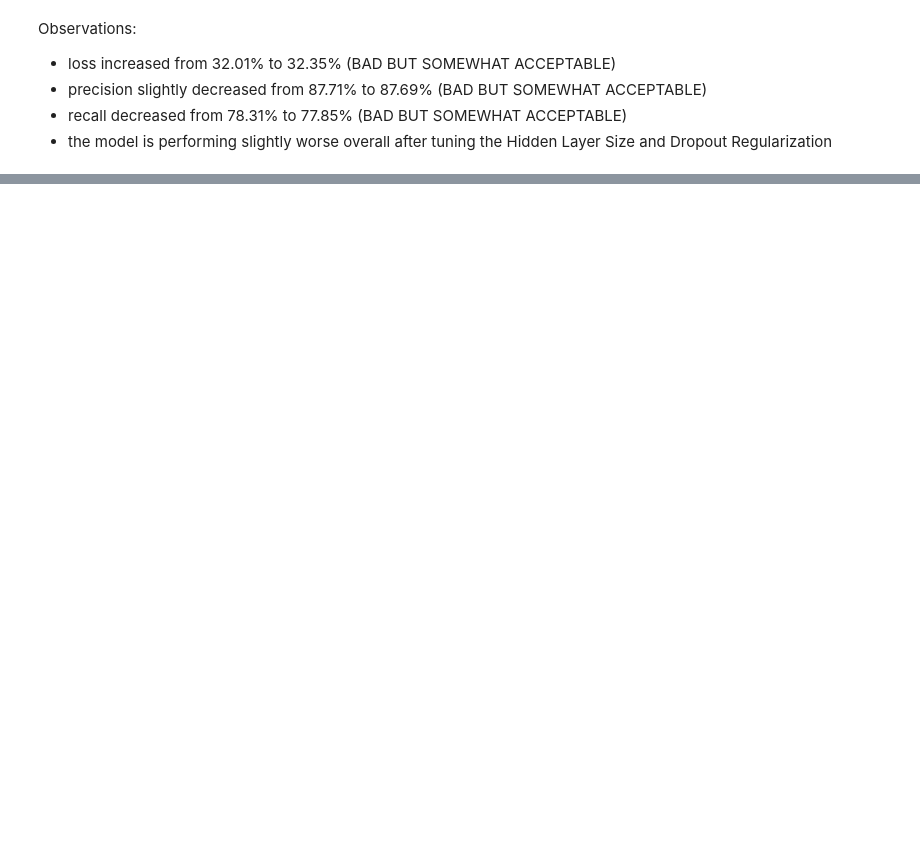
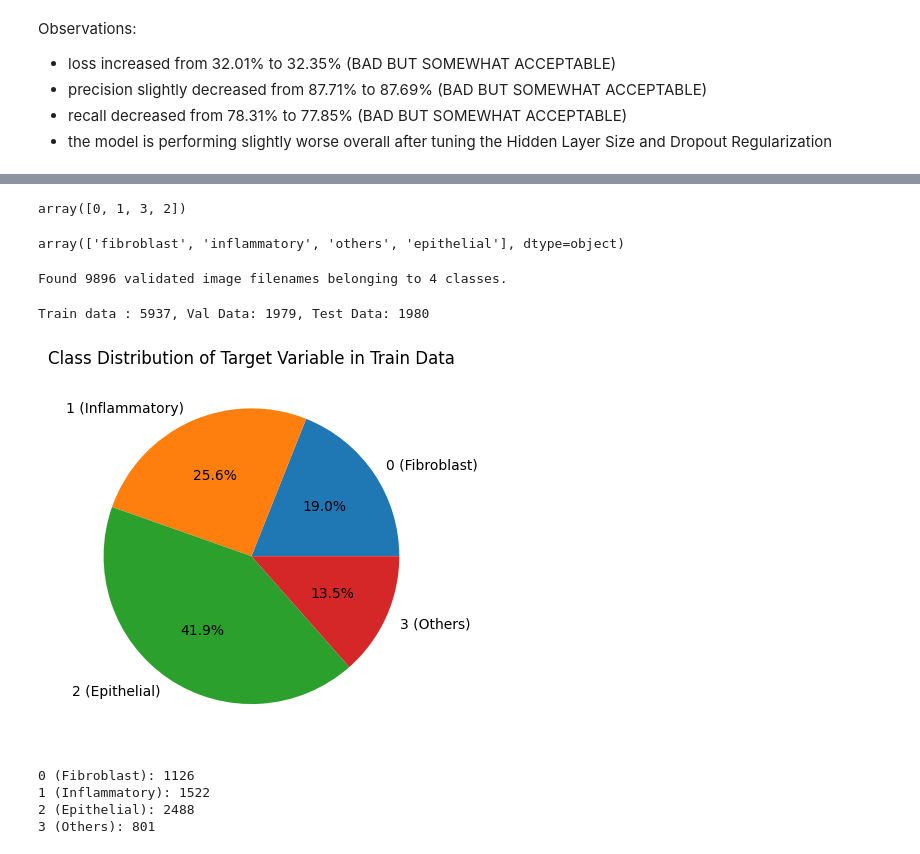
Before and after one commit to IbrahimAshhab/ML-A2-Colon-Cancer, a Jupyter notebook: s3953973_s4007880.ipynb, the cells around one changed output, grey strips where cells are left out. Saved outputs shown, nothing was run; the diff lists cells and outputs as text; code cells hidden in the pictures; blank space fills up the shorter version.

```diff
--- a/s3953973_s4007880.ipynb
+++ b/s3953973_s4007880.ipynb
@@ -619,0 +764,62 @@ Observations:
+# %%
+data['cellType'].unique()
+# %% [output]
+array([0, 1, 3, 2])
+# %%
+data['cellTypeName'].unique()
+# %% [output]
+array(['fibroblast', 'inflammatory', 'others', 'epithelial'], dtype=object)
+# %%
+data['ImageName'] = data['ImageName'].astype('string')
+data['cellTypeName'] = data['cellTypeName'].astype('string')
+data['cellType'] = data['cellType'].astype('string')
+
+datagen = ImageDataGenerator(rescale=1./255, data_format='channels_last')
+
+batch_size = 32
+
+augmented_data = datagen.flow_from_dataframe(
+    dataframe=data,
+    directory='./patch_images/',
+    x_col='ImageName',
+    y_col='cellType',
+    target_size=(27, 27), # image size
+    class_mode='categorical', # categorical classification for the cell type
+    batch_size=batch_size, # batch size (amount of data to be processed at once)
+    brightness_range =[0.8, 1.2], # applying random brightness range for augmentation
+    rotation_range =15, # applying random rotation for augmentation
+    zoom_range = 0.08, # applying random zoom for augmentation
+    fill_mode='nearest', # filling in missing pixels after rotation/zoom
+    shuffle=True, # shuffling the data for randomness in batch order
+)
+# %% [output]
+Found 9896 validated image filenames belonging to 4 classes.
+# %%
+train_data, test_data = train_test_split(data, test_size=0.2, shuffle=True)
+train_data, val_data = train_test_split(train_data, test_size=0.25, shuffle=True)
+
+print("Train data : {}, Val Data: {}, Test Data: {}".format(train_data.shape[0], val_data.shape[0], test_data.shape[0]))
+# %% [output]
+Train data : 5937, Val Data: 1979, Test Data: 1980
+# %%
+train_data['cellType'] = train_data['cellType'].astype(int)
+plt.title('Class Distribution of Target Variable in Train Data')
+
+train_data_class_count = train_data['cellType'].value_counts()
+
+# number of samples in each class
+train_data_class_counts = [train_data_class_count[0], train_data_class_count[1], train_data_class_count[2], train_data_class_count[3]]
+
+# create the pie chart
+plt.pie(train_data_class_counts, labels=['0 (Fibroblast)', '1 (Inflammatory)', '2 (Epithelial)', '3 (Others)'], autopct='%1.1f%%')
+plt.show()
+print("0 (Fibroblast):", train_data_class_count[0])
+print("1 (Inflammatory):", train_data_class_count[1])
+print("2 (Epithelial):", train_data_class_count[2])
+print("3 (Others):", train_data_class_count[3])
+# %% [output]
+[figure, added]
+0 (Fibroblast): 1126
+1 (Inflammatory): 1522
+2 (Epithelial): 2488
+3 (Others): 801
```
Also changed, not shown: parts of 28 cells of this notebook.
